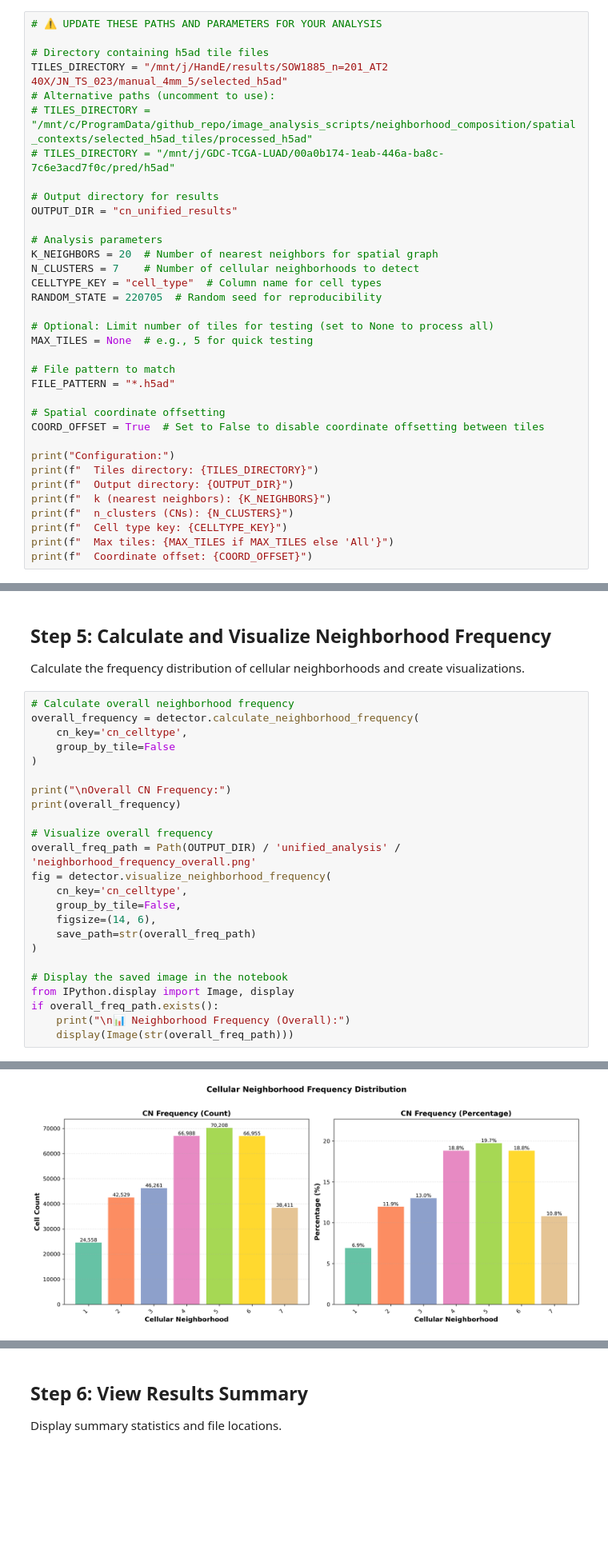
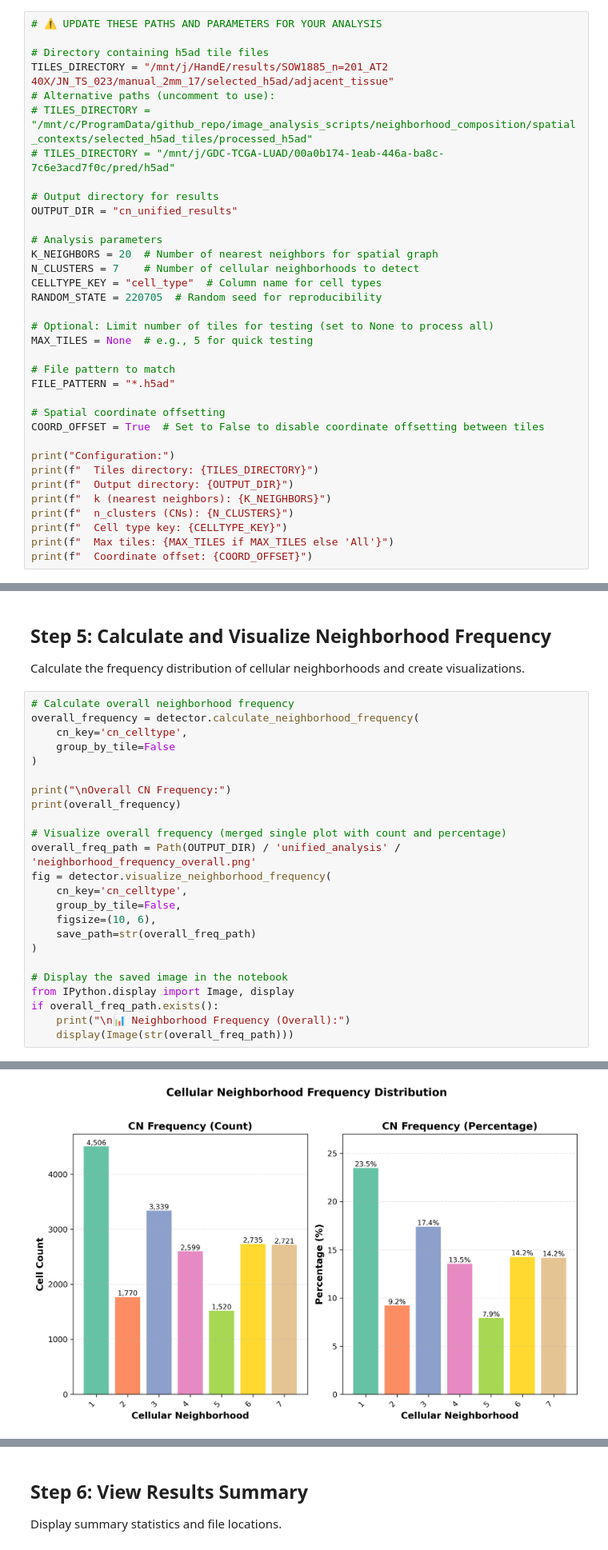
Before and after one commit to OceanBear/image_analysis_scripts, a Jupyter notebook: neighborhood_composition/spatial_contexts/run_cn_unified_kmeans.ipynb, the cells around one changed output, grey strips where cells are left out. Shown at 80% size. Cells and saved outputs as stored; diff of their text form; blank space fills up the shorter version.

```diff
--- a/neighborhood_composition/spatial_contexts/run_cn_unified_kmeans.ipynb
+++ b/neighborhood_composition/spatial_contexts/run_cn_unified_kmeans.ipynb
@@ -43,7 +43,7 @@ Set the paths and parameters for your analysis.
 # ⚠️ UPDATE THESE PATHS AND PARAMETERS FOR YOUR ANALYSIS
 
 # Directory containing h5ad tile files
-TILES_DIRECTORY = "/mnt/j/HandE/results/SOW1885_n=201_AT2 40X/JN_TS_023/manual_4mm_5/selected_h5ad"
+TILES_DIRECTORY = "/mnt/j/HandE/results/SOW1885_n=201_AT2 40X/JN_TS_023/manual_2mm_17/selected_h5ad/adjacent_tissue"
 # Alternative paths (uncomment to use):
 # TILES_DIRECTORY = "/mnt/c/ProgramData/github_repo/image_analysis_scripts/neighborhood_composition/spatial_contexts/selected_h5ad_tiles/processed_h5ad"
 # TILES_DIRECTORY = "/mnt/j/GDC-TCGA-LUAD/00a0b174-1eab-446a-ba8c-7c6e3acd7f0c/pred/h5ad"
@@ -185,12 +182,12 @@ overall_frequency = detector.calculate_neighborhood_frequency(
 print("\nOverall CN Frequency:")
 print(overall_frequency)
 
-# Visualize overall frequency
+# Visualize overall frequency (merged single plot with count and percentage)
 overall_freq_path = Path(OUTPUT_DIR) / 'unified_analysis' / 'neighborhood_frequency_overall.png'
 fig = detector.visualize_neighborhood_frequency(
     cn_key='cn_celltype',
     group_by_tile=False,
-    figsize=(14, 6),
+    figsize=(10, 6),
     save_path=str(overall_freq_path)
 )
 
@@ -215,9 +212,9 @@ Overall CN Frequency:
 ... (7 lines left out)
   ✓ Saved frequency graph to: cn_unified_results/unified_analysis/neighborhood_frequency_overall.png
   ✓ Saved frequency data to: cn_unified_results/unified_analysis/neighborhood_frequency.csv
 
 📊 Neighborhood Frequency (Overall):
-[figure, old version]
+[figure, new version]
 # %%
 # Calculate frequency per tile (for comparison across tiles)
 per_tile_frequency = detector.calculate_neighborhood_frequency(
```
Also changed, not shown: parts of 7 cells of this notebook, 2 other files.
